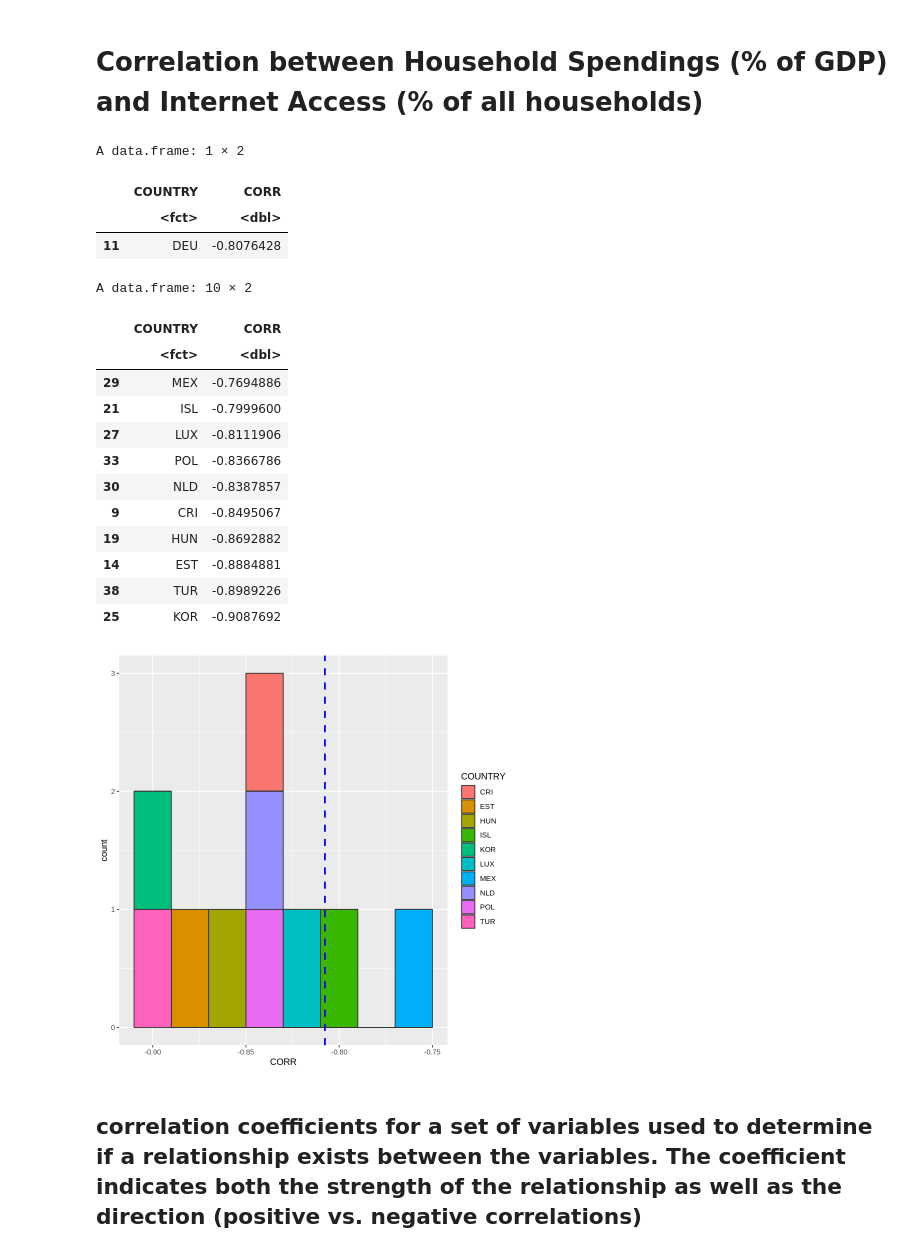
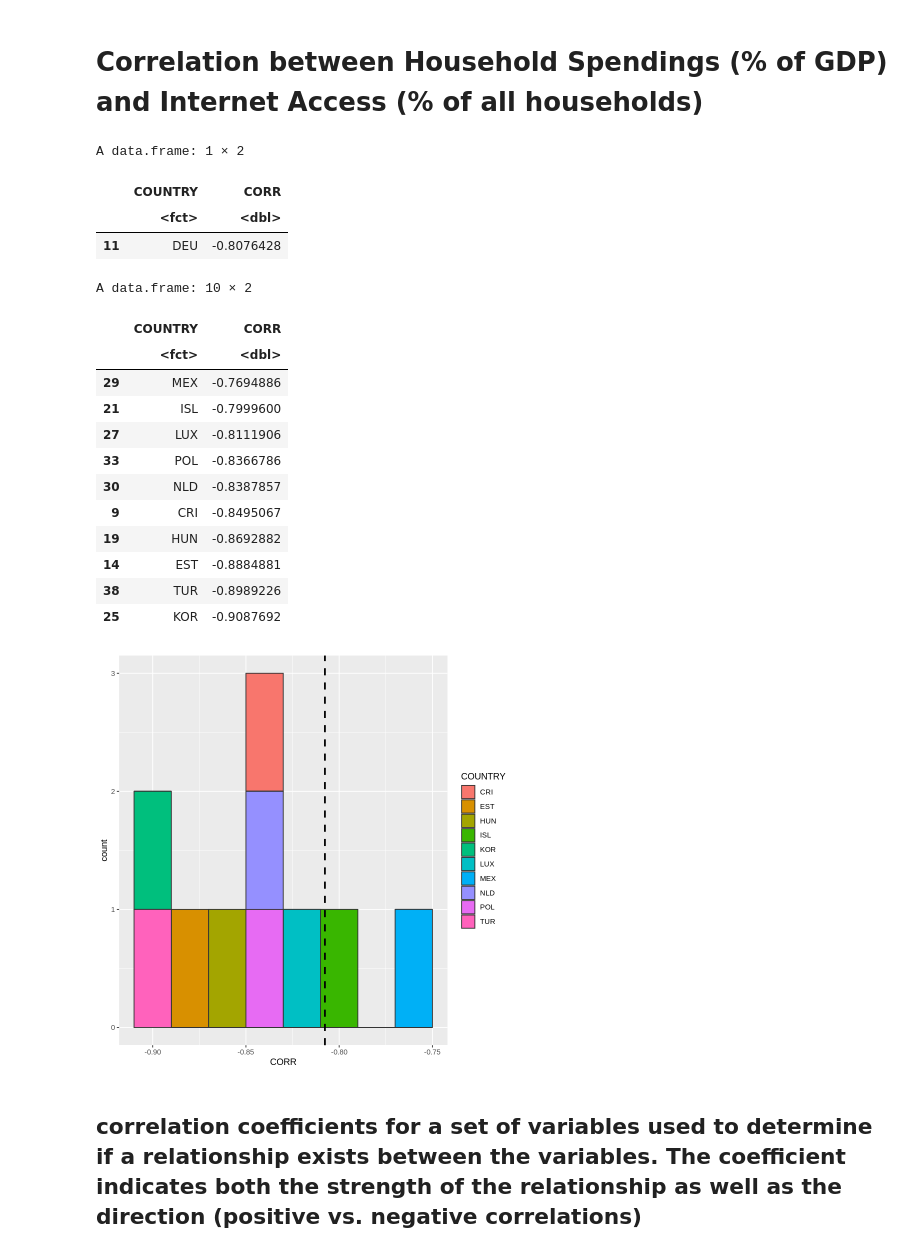
Before and after one commit to patdring/NewAppMarkets, a Jupyter notebook: CS_Fallstudie.ipynb, the cells around one changed output. Cells and saved outputs as stored; diff of their text form; code cells hidden in the pictures.

```diff
--- a/CS_Fallstudie.ipynb
+++ b/CS_Fallstudie.ipynb
@@ -170,39 +173,35 @@ rownames(result.dataframe) <- 1:nrow(result.dataframe)
 
 colnames(result.dataframe) <- c("COUNTRY","CORR")
 result.dataframe <- result.dataframe[order(result.dataframe$CORR,decreasing=TRUE), ]
 
 
 germany <- result.dataframe[result.dataframe$COUNTRY == 'DEU', ]
 germany
 
-result.dataframe <- result.dataframe[result.dataframe$CORR < -0.70 & result.dataframe$CORR > -0.95 & result.dataframe$COUNTRY != 'DEU', ]
+result.dataframe <- result.dataframe[result.dataframe$CORR <= -0.75 & result.dataframe$CORR >= -0.95 & result.dataframe$COUNTRY != 'DEU', ]
 result.dataframe
-#ggplot(result.dataframe, aes(x=CORR), labels=TRUE) +
-#  geom_histogram(color="black", fill="white", binwidth=0.05) +
-#  stat_bin(binwidth=0.05, geom="text", aes(label=..count..), vjust=-1.5) +
-#  geom_vline(aes(xintercept=germany$CORR), color="blue", linetype="dashed", size=1)
 
 ggplot(aes(x = CORR ), data = result.dataframe) +
   geom_histogram(aes(fill = COUNTRY ), binwidth=0.02, colour="grey20") +
-  geom_vline(aes(xintercept=germany$CORR), color="blue", linetype="dashed", size=1)
+  geom_vline(aes(xintercept=germany$CORR), color="black", linetype="dashed", size=1)
 # %% [output]
 A data.frame: 1 × 2
 |  | COUNTRY | CORR |
 |  | <fct> | <dbl> |
 | 11 | DEU | -0.8076428 |
 A data.frame: 10 × 2
 |  | COUNTRY | CORR |
 |  | <fct> | <dbl> |
 | 29 | MEX | -0.7694886 |
 | 21 | ISL | -0.7999600 |
 | 27 | LUX | -0.8111906 |
 | 33 | POL | -0.8366786 |
 | 30 | NLD | -0.8387857 |
 | 9 | CRI | -0.8495067 |
 | 19 | HUN | -0.8692882 |
 | 14 | EST | -0.8884881 |
 | 38 | TUR | -0.8989226 |
 | 25 | KOR | -0.9087692 |
-[figure, old version]
+[figure, new version]
 # %% [markdown]
 ## correlation coefficients for a set of variables used to determine if a relationship exists between the variables. The coefficient indicates both the strength of the relationship as well as the direction (positive vs. negative correlations)
```
Also changed, not shown: parts of 2 cells of this notebook.
